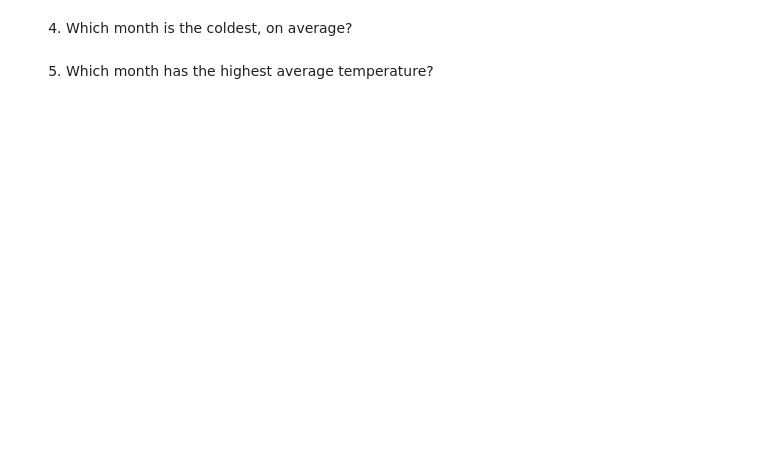
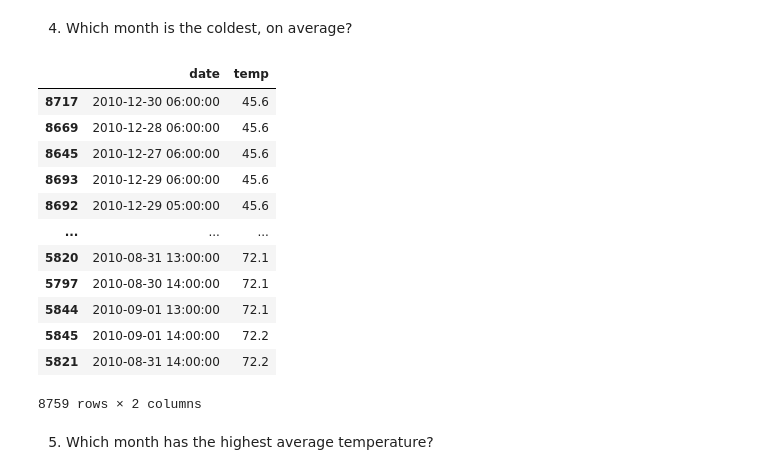
Before and after one commit to jivemachine/ds-methodologies-exercises, a Jupyter notebook: time_series/data_prep_exercises.ipynb, the cells around one changed output. Saved outputs shown, nothing was run; the diff lists cells and outputs as text; code cells hidden in the pictures; blank space fills up the shorter version.

```diff
--- a/time_series/data_prep_exercises.ipynb
+++ b/time_series/data_prep_exercises.ipynb
@@ -250,4 +291,21 @@ Use the above dataset for the exercises below:
 # %% [markdown]
 4. Which month is the coldest, on average?
+# %%
+max_temp_over_time.sort_values('temp', ascending=True)
+# december
+# %% [output]
+|  | date | temp |
+| 8717 | 2010-12-30 06:00:00 | 45.6 |
+| 8669 | 2010-12-28 06:00:00 | 45.6 |
+| 8645 | 2010-12-27 06:00:00 | 45.6 |
+| 8693 | 2010-12-29 06:00:00 | 45.6 |
+| 8692 | 2010-12-29 05:00:00 | 45.6 |
+| ... | ... | ... |
+| 5820 | 2010-08-31 13:00:00 | 72.1 |
+| 5797 | 2010-08-30 14:00:00 | 72.1 |
+| 5844 | 2010-09-01 13:00:00 | 72.1 |
+| 5845 | 2010-09-01 14:00:00 | 72.2 |
+| 5821 | 2010-08-31 14:00:00 | 72.2 |
+8759 rows × 2 columns
 # %% [markdown]
 5. Which month has the highest average temperature?
```
Also changed, not shown: parts of 19 cells of this notebook.
